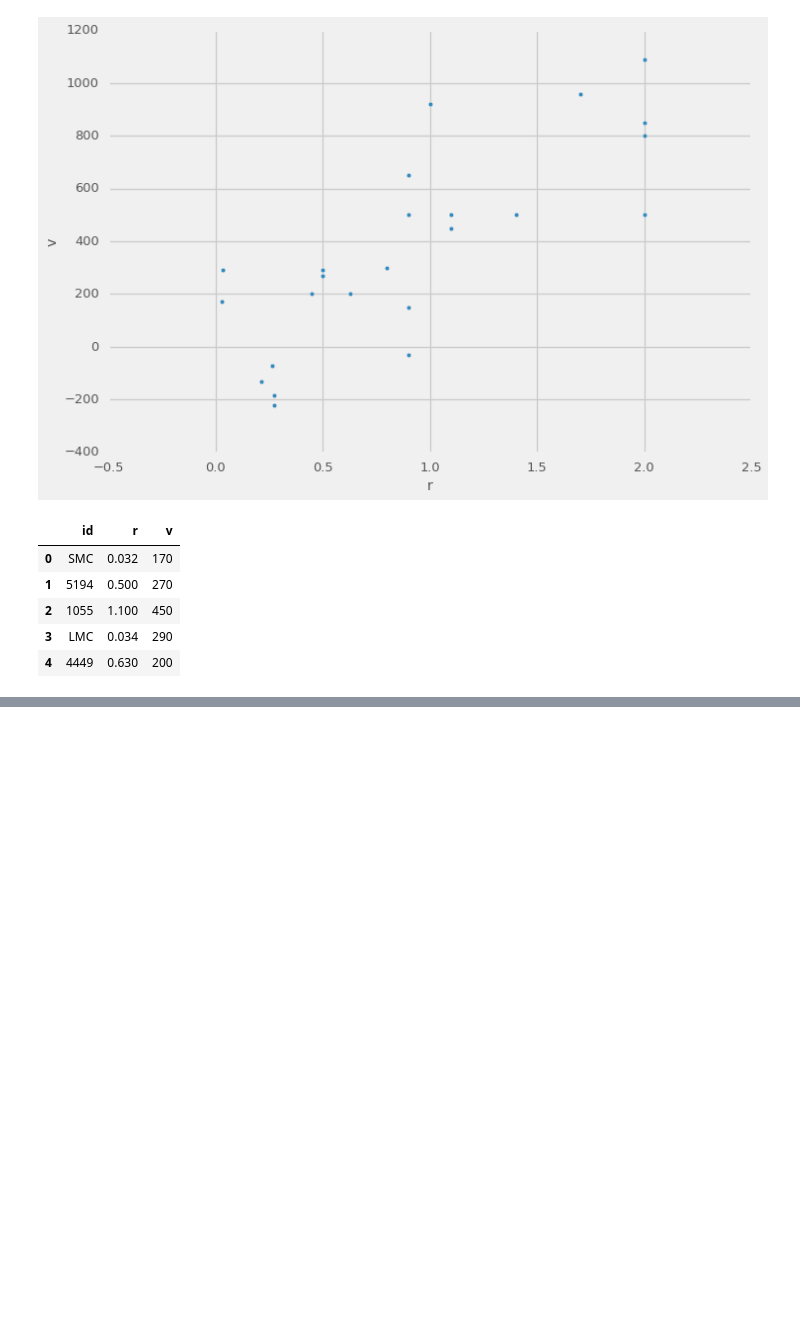
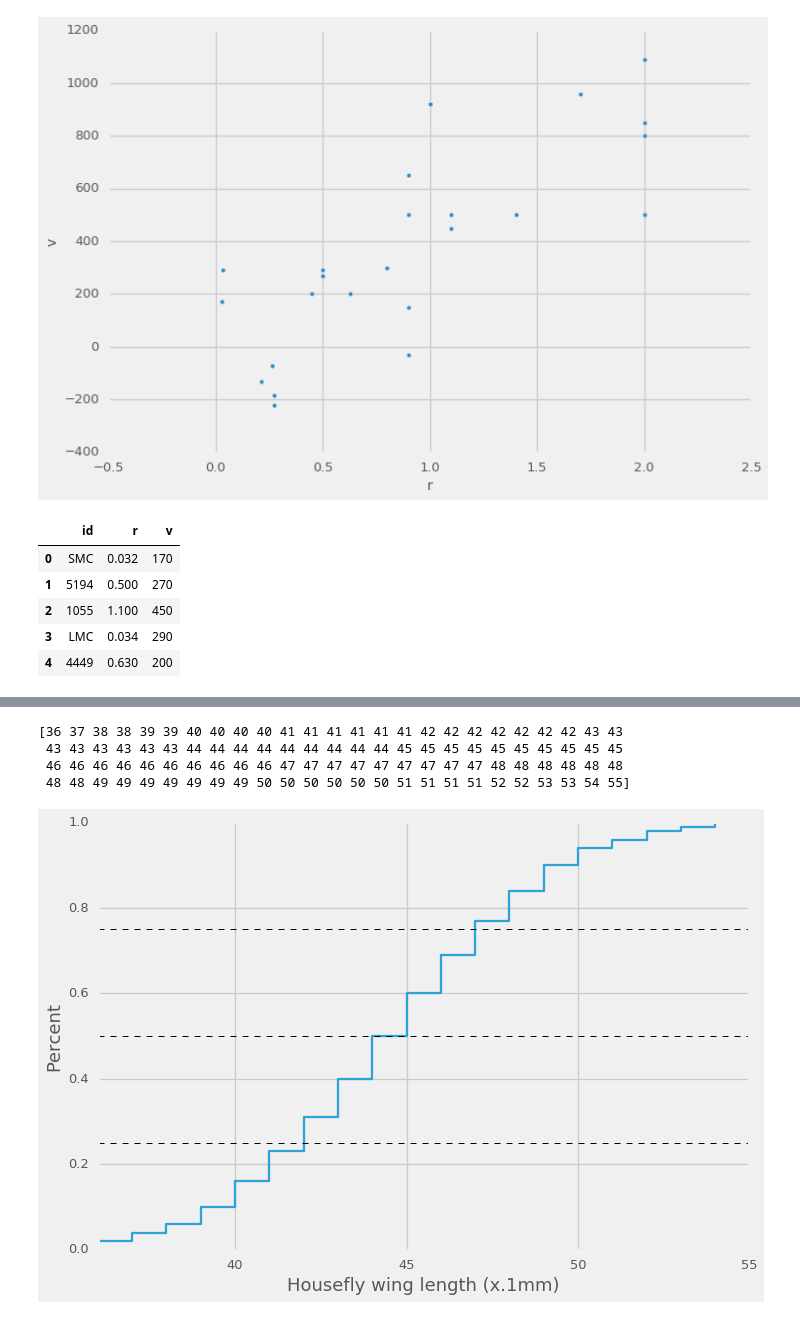
Before and after one commit to doolingdavid/Mastering-Python-Data-Analysis, a Jupyter notebook: learning.ipynb, the cells around one changed output, grey strips where cells are left out. Cells and saved outputs as stored; diff of their text form; code cells hidden in the pictures; blank space fills up the shorter version.

```diff
--- a/learning.ipynb
+++ b/learning.ipynb
@@ -397,0 +497,19 @@ hubble_data.head()
+# %%
+wing_lengths = np.fromfile('Chapter 3/data/housefly-wing-lengths.txt',
+                          sep='\n', dtype=np.int64)
+print(wing_lengths)
+# %% [output]
+[36 37 38 38 39 39 40 40 40 40 41 41 41 41 41 41 42 42 42 42 42 42 42 43 43
+ 43 43 43 43 43 43 44 44 44 44 44 44 44 44 44 45 45 45 45 45 45 45 45 45 45
+ 46 46 46 46 46 46 46 46 46 46 47 47 47 47 47 47 47 47 47 48 48 48 48 48 48
+ 48 48 49 49 49 49 49 49 49 50 50 50 50 50 50 51 51 51 51 52 52 53 53 54 55]
+# %%
+wlseries = pd.Series(wing_lengths)
+wlcdf = wlseries.value_counts(normalize=True).sort_index().cumsum()
+wlcdf.plot(drawstyle='steps')
+for v in [0.25, 0.5, 0.75]:
+    plt.axhline(v, lw=1, ls='--',color='black')
+plt.xlabel('Housefly wing length (x.1mm)', fontsize=18)
+plt.ylabel('Percent', fontsize=18);
+# %% [output]
+[figure, added]
```
Also changed, not shown: parts of 15 cells of this notebook.
